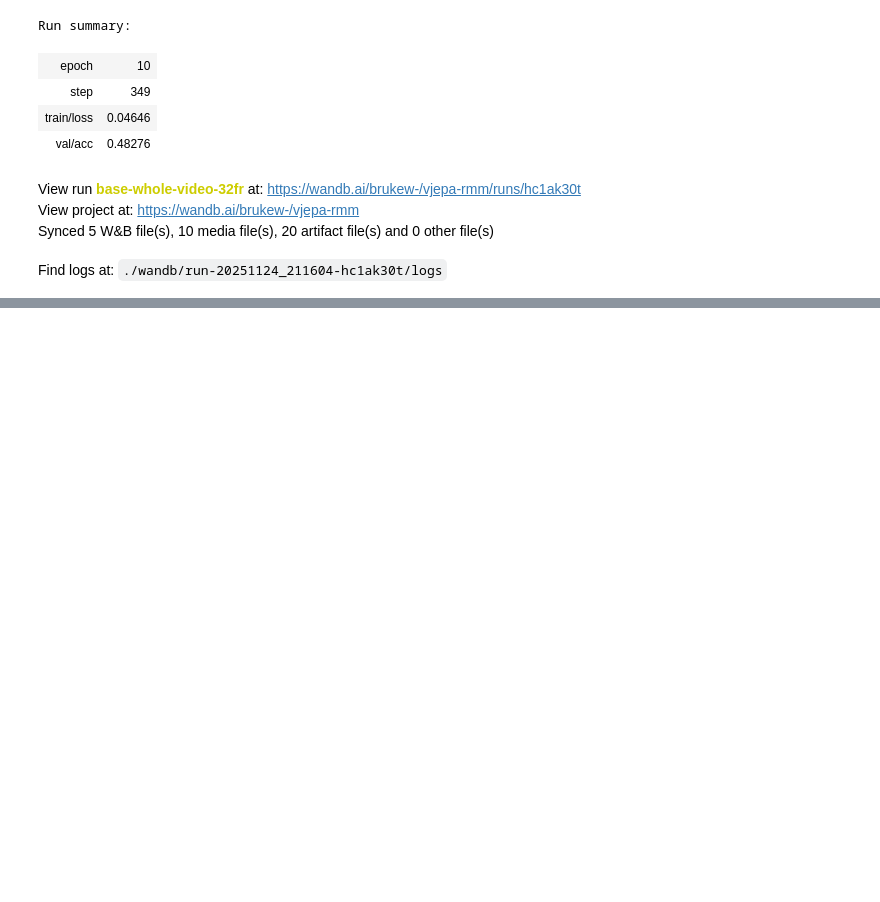
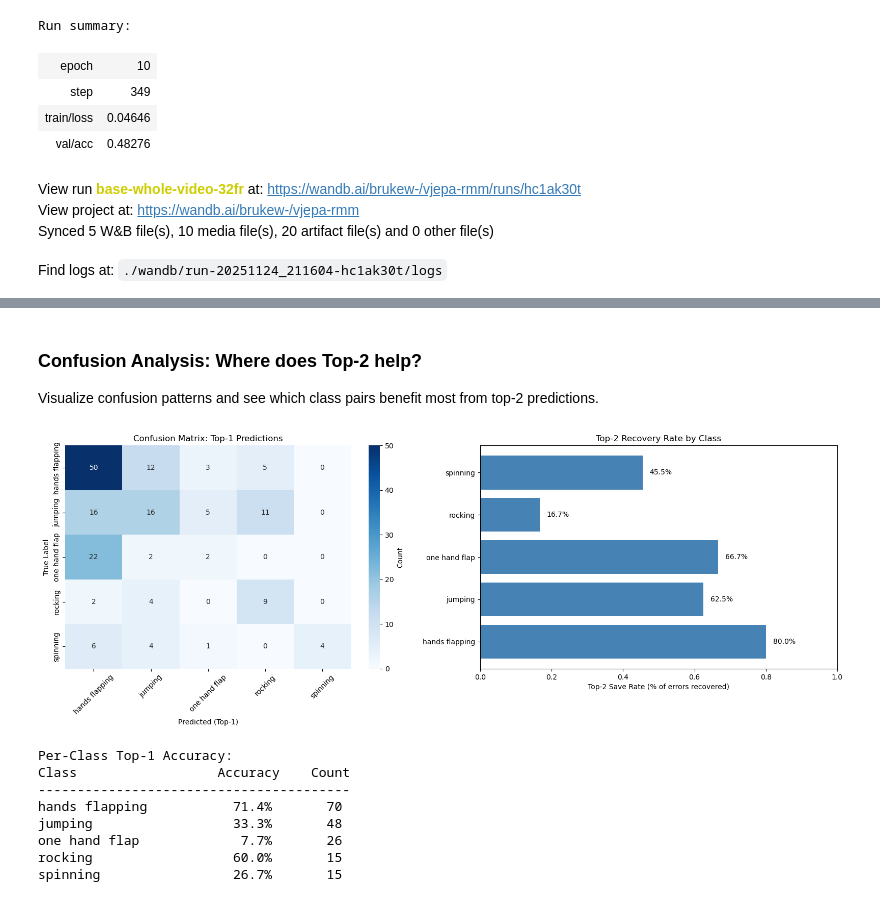
Before and after one commit to brukew/rmmdet, a Jupyter notebook: v-jepa/finetune_sails_vjepa2.ipynb, the cells around one changed output, grey strips where cells are left out. Cells and saved outputs as stored; diff of their text form; code cells hidden in the pictures; blank space fills up the shorter version.

```diff
--- a/v-jepa/finetune_sails_vjepa2.ipynb
+++ b/v-jepa/finetune_sails_vjepa2.ipynb
@@ -350,0 +469,78 @@ Find logs at: ./wandb/run-20251124_211604-hc1ak30t/logs
+# %% [markdown]
+### Confusion Analysis: Where does Top-2 help?
+Visualize confusion patterns and see which class pairs benefit most from top-2 predictions.
+# %%
+import numpy as np
+import matplotlib.pyplot as plt
+import seaborn as sns
+from sklearn.metrics import confusion_matrix
+
+# Prepare data
+preds_top1 = np.array(val_topk_metrics['preds_top1'])
+preds_topk = val_topk_metrics['preds_topk'].numpy()
+labels = np.array(val_topk_metrics['labels'])
+probs = val_topk_metrics['probs'].numpy()
+
+# Create confusion matrix for top-1
+cm = confusion_matrix(labels, preds_top1)
+class_names = [id2label[i] for i in range(len(id2label))]
+
+# Plot confusion matrix
+fig, axes = plt.subplots(1, 2, figsize=(16, 6))
+
+# Left: Standard confusion matrix
+sns.heatmap(cm, annot=True, fmt='d', cmap='Blues',
+            xticklabels=class_names, yticklabels=class_names,
+            ax=axes[0], cbar_kws={'label': 'Count'})
+axes[0].set_xlabel('Predicted (Top-1)')
+axes[0].set_ylabel('True Label')
+axes[0].set_title('Confusion Matrix: Top-1 Predictions')
+axes[0].tick_params(axis='x', rotation=45)
+
+# Right: Top-2 "save" rate per class
+wrong_mask = preds_top1 != labels
+save_rate_per_class = []
+
+for class_id in range(len(id2label)):
+    class_mask = labels == class_id
+    wrong_in_class = wrong_mask & class_mask
+
+    if wrong_in_class.sum() > 0:
+        # Of the wrong predictions for this class, how many are saved by top-2?
+        saved = (preds_topk[wrong_in_class, 1] == labels[wrong_in_class]).sum()
+        save_rate = saved / wrong_in_class.sum()
+    else:
+        save_rate = 0.0
+
+    save_rate_per_class.append(save_rate)
+
+axes[1].barh(class_names, save_rate_per_class, color='steelblue')
+axes[1].set_xlabel('Top-2 Save Rate (% of errors recovered)')
+axes[1].set_title('Top-2 Recovery Rate by Class')
+axes[1].set_xlim([0, 1])
+for i, v in enumerate(save_rate_per_class):
+    axes[1].text(v + 0.02, i, f'{v:.1%}', va='center')
+
+plt.tight_layout()
+plt.savefig('topk_analysis.png', dpi=150, bbox_inches='tight')
+plt.show()
+
+# Print per-class top-1 accuracy
+print("\nPer-Class Top-1 Accuracy:")
+print(f"{'Class':<20} {'Accuracy':>10} {'Count':>8}")
+print("-" * 40)
+for class_id in range(len(id2label)):
+    class_mask = labels == class_id
+    if class_mask.sum() > 0:
+        acc = (preds_top1[class_mask] == labels[class_mask]).mean()
+        print(f"{id2label[class_id]:<20} {acc:>9.1%} {class_mask.sum():>8}")
+# %% [output]
+[figure, added]
+Per-Class Top-1 Accuracy:
+Class                  Accuracy    Count
+----------------------------------------
+hands flapping           71.4%       70
+jumping                  33.3%       48
+one hand flap             7.7%       26
+rocking                  60.0%       15
+spinning                 26.7%       15
```
Also changed, not shown: parts of 11 cells of this notebook, 4 other files.
